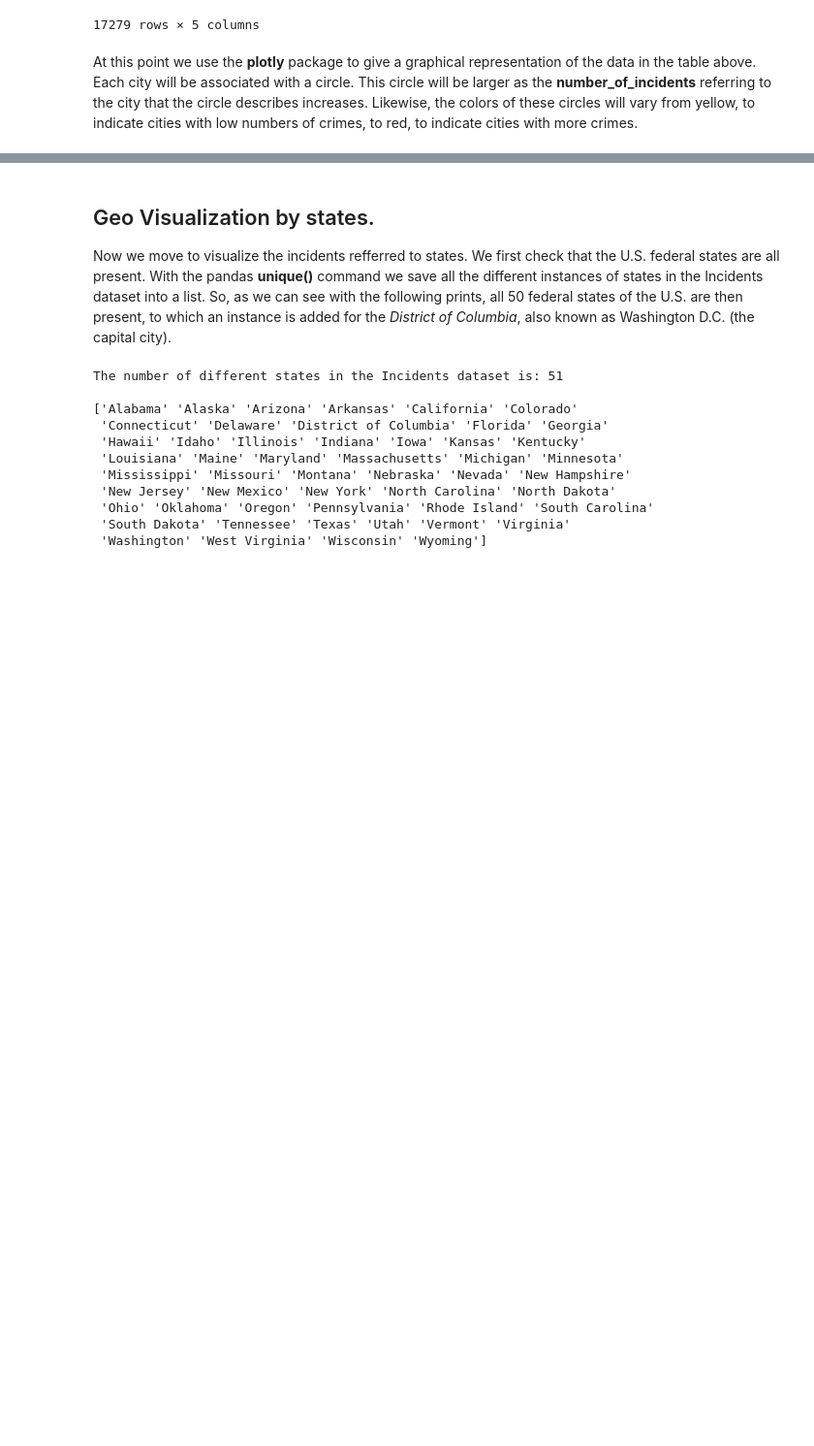
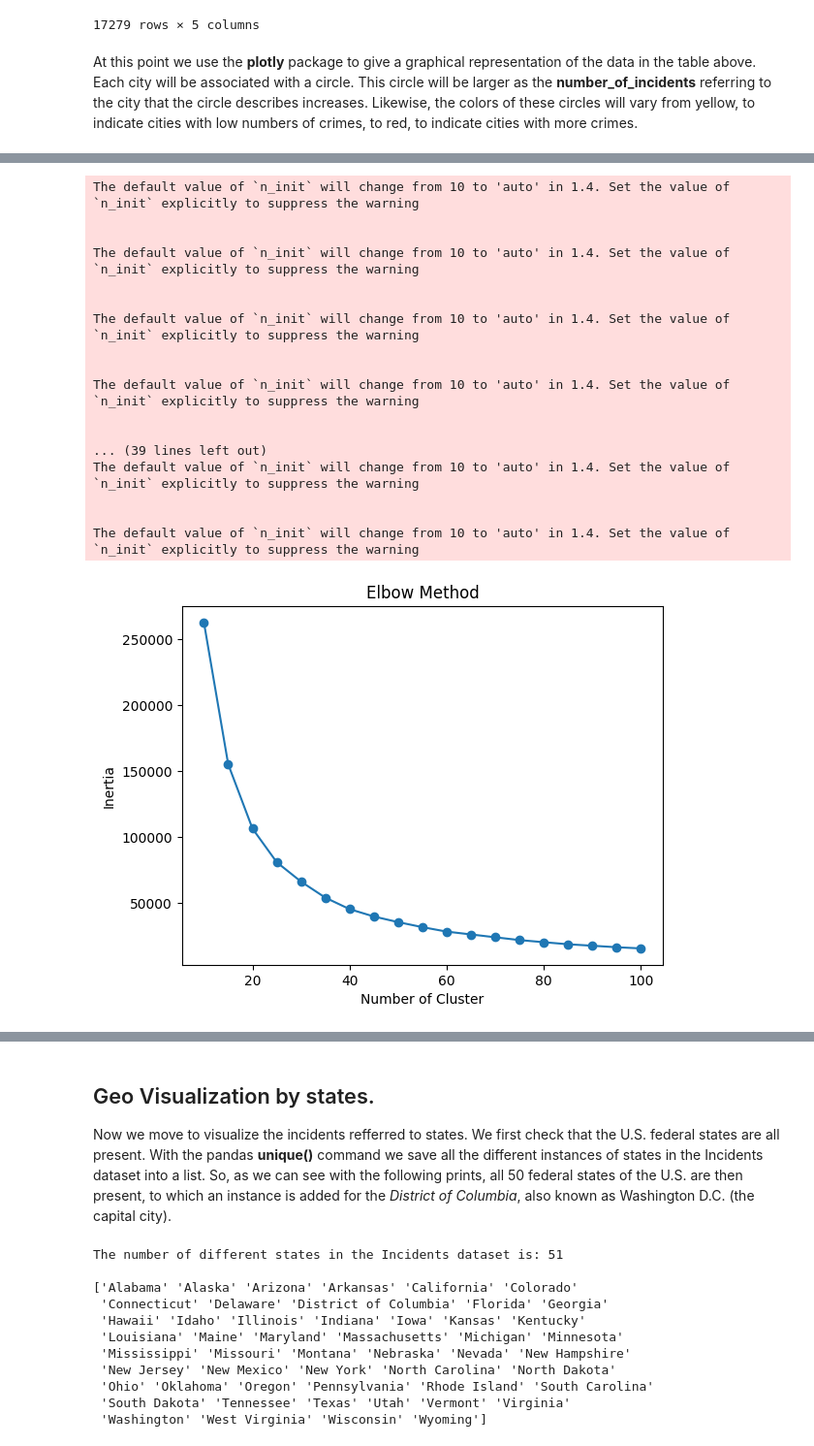
Before and after one commit to LoSpiri/DataMining, a Jupyter notebook: project.ipynb, the cells around one changed output, grey strips where cells are left out. Shown at 97% size. Drawn from its saved outputs; the diff is of its cells as text; code cells hidden in the pictures; blank space fills up the shorter version.

```diff
--- a/project.ipynb
+++ b/project.ipynb
@@ -363,0 +489,37 @@ fig.show()
+# %%
+from sklearn.cluster import KMeans
+
+# Select the column of latitude and longitude
+coordinates = geo_cities_incidents[['latitude', 'longitude']]
+
+inertias = []
+k_values=range(10, 101, 5)
+for k in k_values:
+    kmeans = KMeans(n_clusters=k, random_state=0)
+    kmeans.fit(coordinates)
+    inertias.append(kmeans.inertia_)
+
+plt.plot(k_values, inertias, marker='o')
+plt.xlabel('Number of Cluster')
+plt.ylabel('Inertia')
+plt.title("Elbow Method")
+plt.show()
+# %% [output]
+The default value of `n_init` will change from 10 to 'auto' in 1.4. Set the value of `n_init` explicitly to suppress the warning
+
+
+The default value of `n_init` will change from 10 to 'auto' in 1.4. Set the value of `n_init` explicitly to suppress the warning
+
+
+The default value of `n_init` will change from 10 to 'auto' in 1.4. Set the value of `n_init` explicitly to suppress the warning
+
+
+The default value of `n_init` will change from 10 to 'auto' in 1.4. Set the value of `n_init` explicitly to suppress the warning
+
+
+... (39 lines left out)
+The default value of `n_init` will change from 10 to 'auto' in 1.4. Set the value of `n_init` explicitly to suppress the warning
+
+
+The default value of `n_init` will change from 10 to 'auto' in 1.4. Set the value of `n_init` explicitly to suppress the warning
+[figure, added]
```
Also changed, not shown: parts of 15 cells of this notebook.
